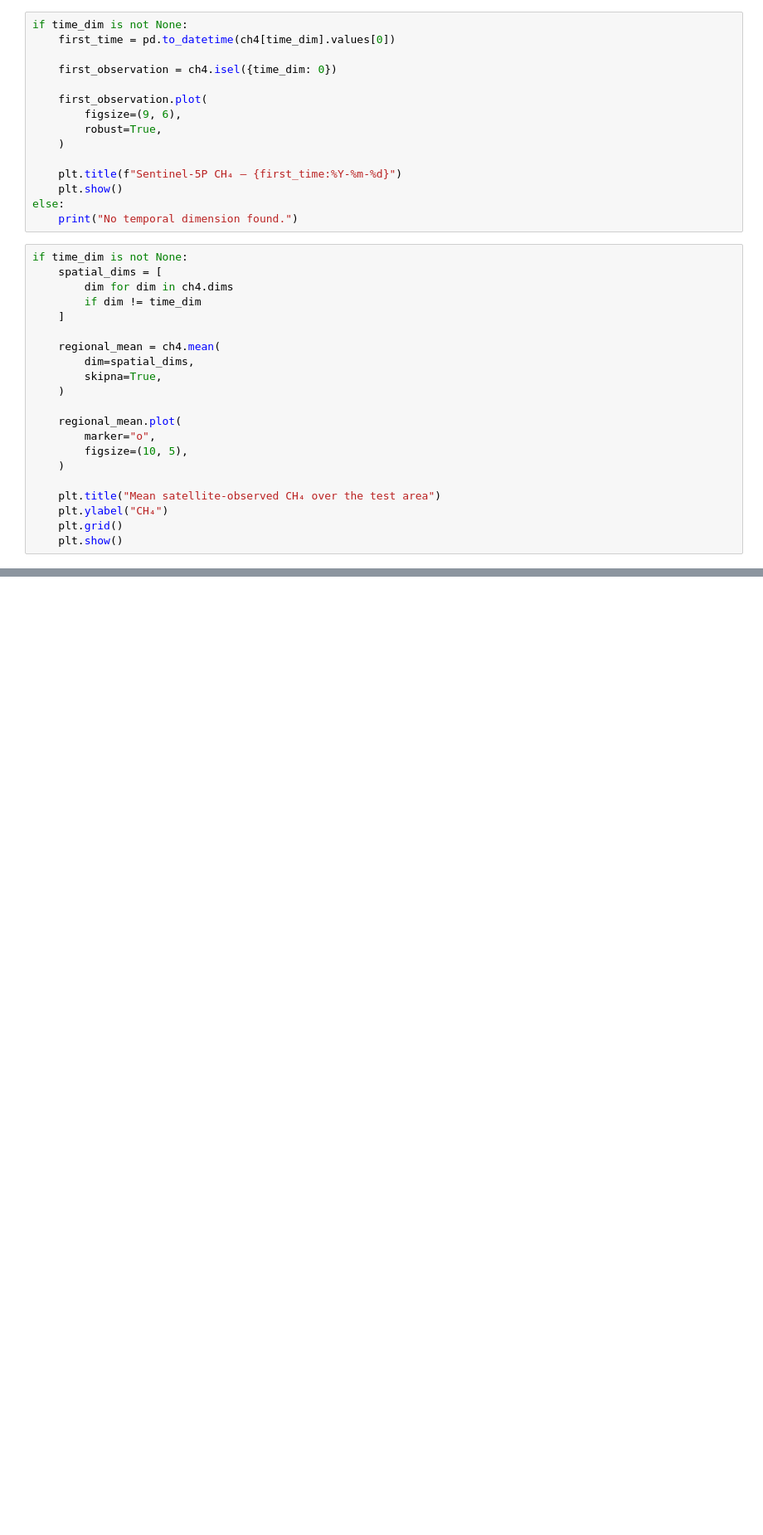
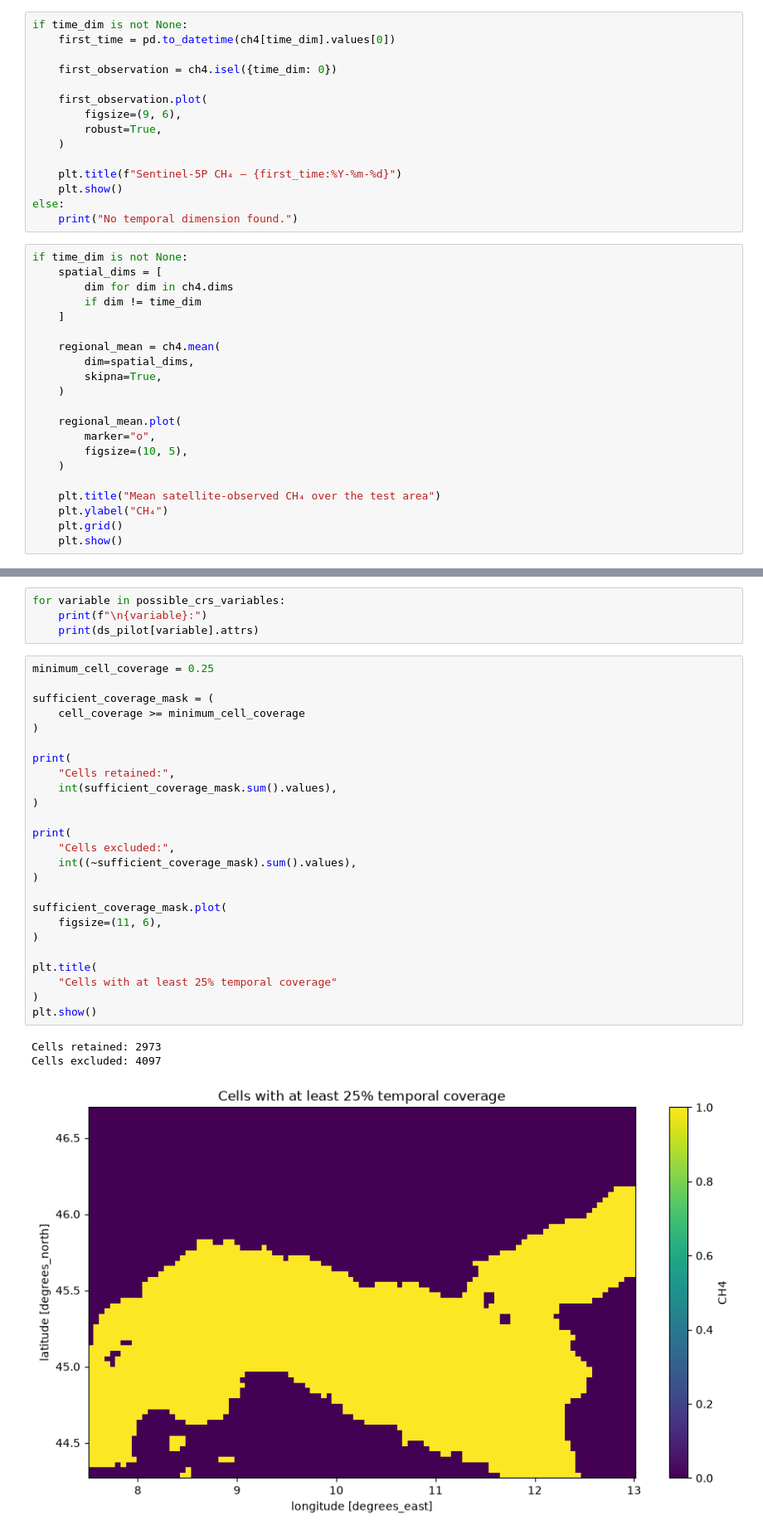
Before and after one commit to P-Gigli/Po-Valley-Methane-Forecasting, a Jupyter notebook: notebooks/01_data_access_and_inspection.ipynb, the cells around one changed output, grey strips where cells are left out. Shown at 83% size. Drawn from its saved outputs; the diff is of its cells as text; blank space fills up the shorter version.

```diff
--- a/notebooks/01_data_access_and_inspection.ipynb
+++ b/notebooks/01_data_access_and_inspection.ipynb
@@ -143,0 +347,33 @@ if time_dim is not None:
+# %%
+for variable in possible_crs_variables:
+    print(f"\n{variable}:")
+    print(ds_pilot[variable].attrs)
+# %%
+minimum_cell_coverage = 0.25
+
+sufficient_coverage_mask = (
+    cell_coverage >= minimum_cell_coverage
+)
+
+print(
+    "Cells retained:",
+    int(sufficient_coverage_mask.sum().values),
+)
+
+print(
+    "Cells excluded:",
+    int((~sufficient_coverage_mask).sum().values),
+)
+
+sufficient_coverage_mask.plot(
+    figsize=(11, 6),
+)
+
+plt.title(
+    "Cells with at least 25% temporal coverage"
+)
+plt.show()
+# %% [output]
+Cells retained: 2973
+Cells excluded: 4097
+[figure, added]
```
Also changed, not shown: parts of 37 cells of this notebook, 2 other files.
